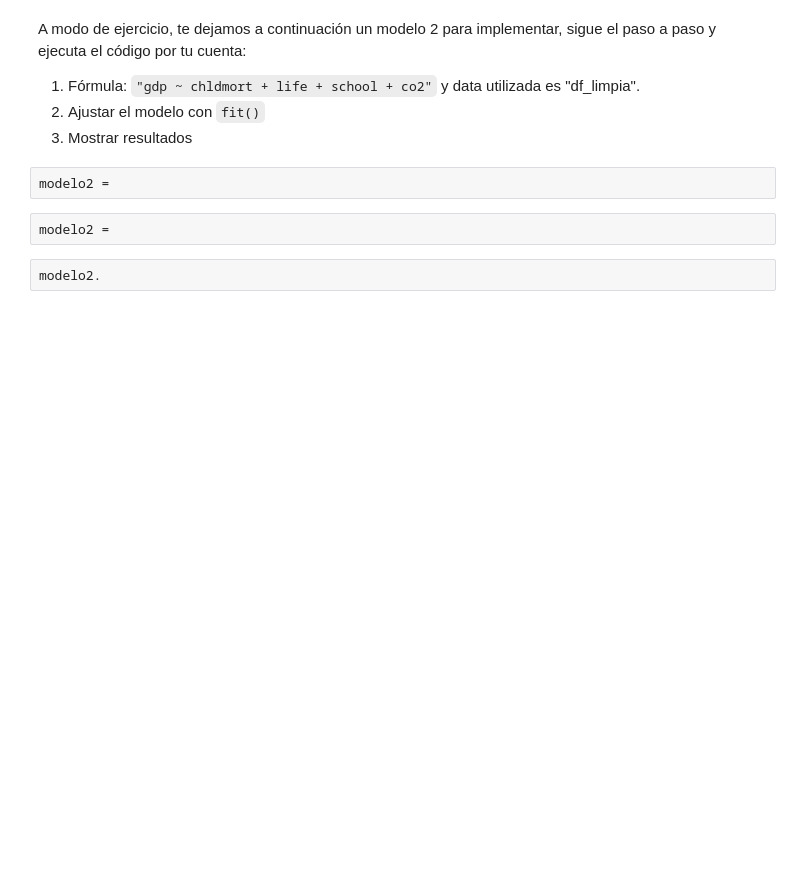
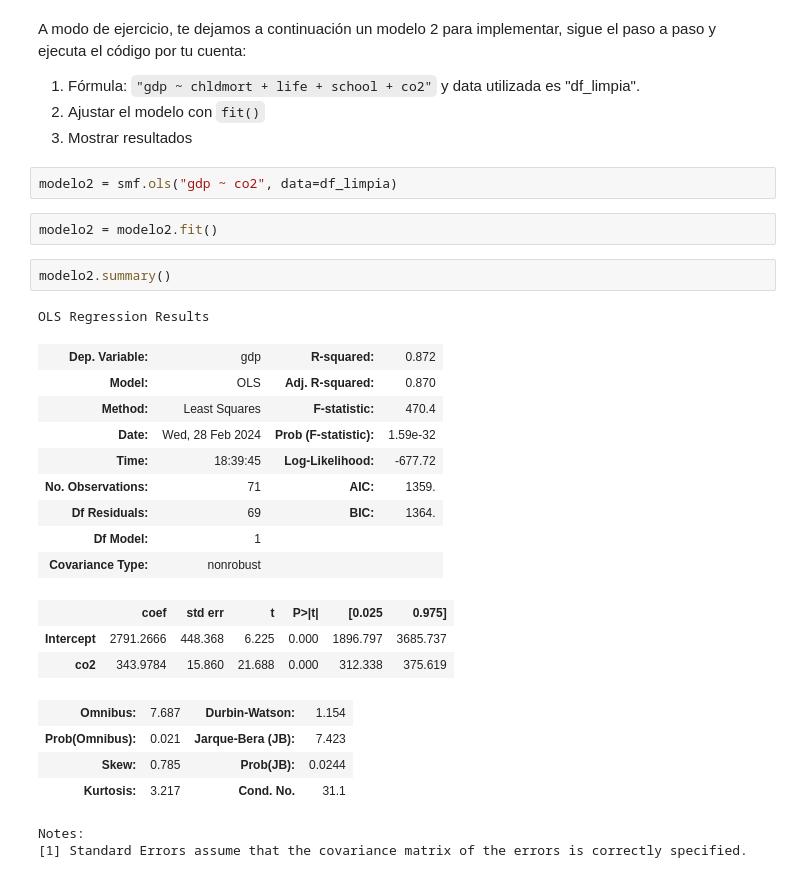
Before and after one commit to Orliluq/Data_Analysis, a Jupyter notebook: Data_Analysis.ipynb, the cells around one changed output. Cells and saved outputs as stored; diff of their text form; blank space fills up the shorter version.

```diff
--- a/Data_Analysis.ipynb
+++ b/Data_Analysis.ipynb
@@ -601,9 +660,29 @@ A modo de ejercicio, te dejamos a continuación un modelo 2 para implementar, si
   1. Fórmula: `"gdp ~ chldmort + life + school + co2"` y data utilizada es "df_limpia".
   2. Ajustar el modelo con `fit()`
   3. Mostrar resultados
+# %%
+modelo2 = smf.ols("gdp ~ co2", data=df_limpia)
+# %%
+modelo2 = modelo2.fit()
 # %%
-modelo2 =
+modelo2.summary()
+# %% [output]
+OLS Regression Results
+| Dep. Variable: | gdp | R-squared: | 0.872 |
+| Model: | OLS | Adj. R-squared: | 0.870 |
+| Method: | Least Squares | F-statistic: | 470.4 |
+| Date: | Wed, 28 Feb 2024 | Prob (F-statistic): | 1.59e-32 |
+| Time: | 18:39:45 | Log-Likelihood: | -677.72 |
+| No. Observations: | 71 | AIC: | 1359. |
+| Df Residuals: | 69 | BIC: | 1364. |
+| Df Model: | 1 |  |  |
+| Covariance Type: | nonrobust |  |  |
+|  | coef | std err | t | P>|t| | [0.025 | 0.975] |
+| Intercept | 2791.2666 | 448.368 | 6.225 | 0.000 | 1896.797 | 3685.737 |
+| co2 | 343.9784 | 15.860 | 21.688 | 0.000 | 312.338 | 375.619 |
+| Omnibus: | 7.687 | Durbin-Watson: | 1.154 |
+| Prob(Omnibus): | 0.021 | Jarque-Bera (JB): | 7.423 |
+| Skew: | 0.785 | Prob(JB): | 0.0244 |
+| Kurtosis: | 3.217 | Cond. No. | 31.1 |
+Notes:
+[1] Standard Errors assume that the covariance matrix of the errors is correctly specified.
-# %%
-modelo2 =
-# %%
-modelo2.
```
Also changed, not shown: parts of 15 cells of this notebook.
